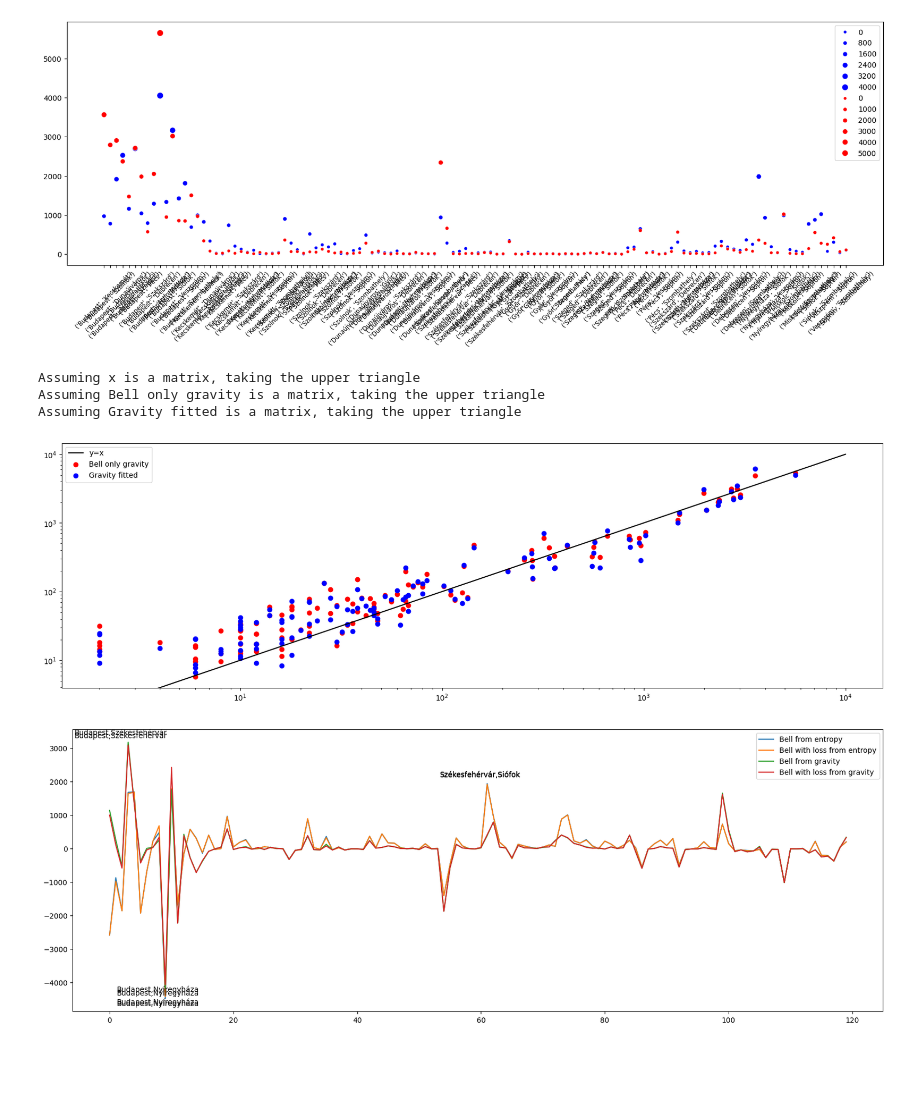
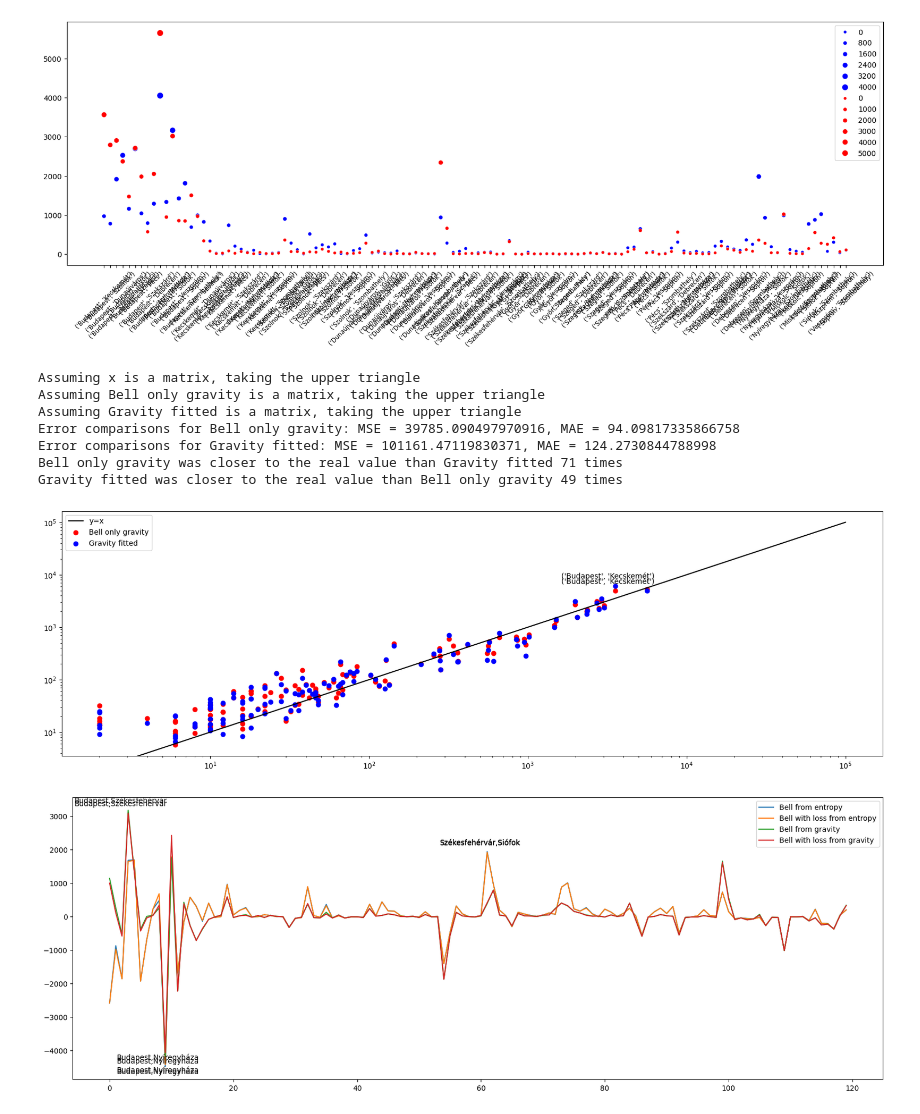
Before and after one commit to me9hanics/origin-destination-matrix-from-traffic, a Jupyter notebook: odm_comparisons.ipynb, the cells around one changed output. Drawn from its saved outputs; the diff is of its cells as text; code cells hidden in the pictures; blank space fills up the shorter version.

```diff
--- a/odm_comparisons.ipynb
+++ b/odm_comparisons.ipynb
@@ -326,18 +326,22 @@ helper_functions.plot_odm(odm_2d_nondiagonal, cities, order=order, plot_type="sc
 # %%
 import matplotlib.pyplot as plt
 import numpy as np
 
 models = {
     'Bell only gravity': odm_bell_only_gravity_normalized,
     'Gravity fitted': odm_gravity_fitted_normalized
 }
 
-helper_functions.plot_symmetric_models_by_real_values(odm_2d_nondiagonal, models, ['red', 'blue'])
+helper_functions.plot_symmetric_models_by_real_values(odm_2d_nondiagonal, models, ['red', 'blue'], names=order)
 # %% [output]
 Assuming x is a matrix, taking the upper triangle
 Assuming Bell only gravity is a matrix, taking the upper triangle
 Assuming Gravity fitted is a matrix, taking the upper triangle
+Error comparisons for Bell only gravity: MSE = 39785.090497970916, MAE = 94.09817335866758
+Error comparisons for Gravity fitted: MSE = 101161.47119830371, MAE = 124.2730844788998
+Bell only gravity was closer to the real value than Gravity fitted 71 times
+Gravity fitted was closer to the real value than Bell only gravity 49 times
-[figure, old version]
+[figure, new version]
 # %%
 bell_1_normalized = np.array(set_total_flow(bell_1['flow'], total_flow/2))
 bell_modified_1_normalized = np.array(set_total_flow(bell_modified_1['flow'], total_flow/2))
```
